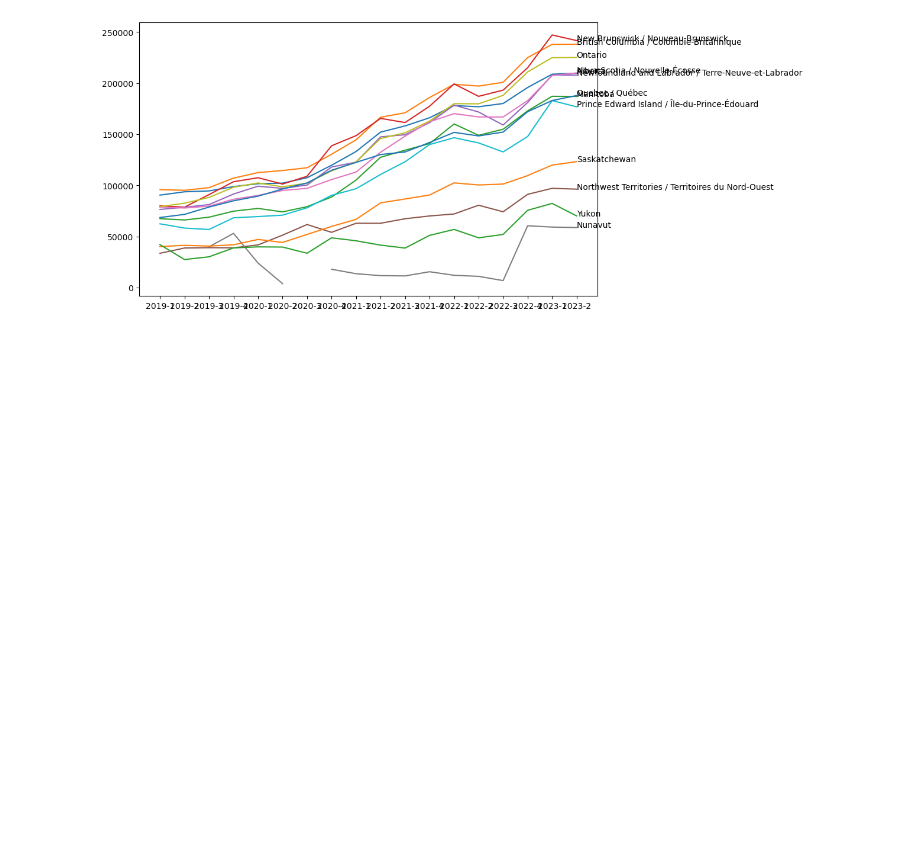
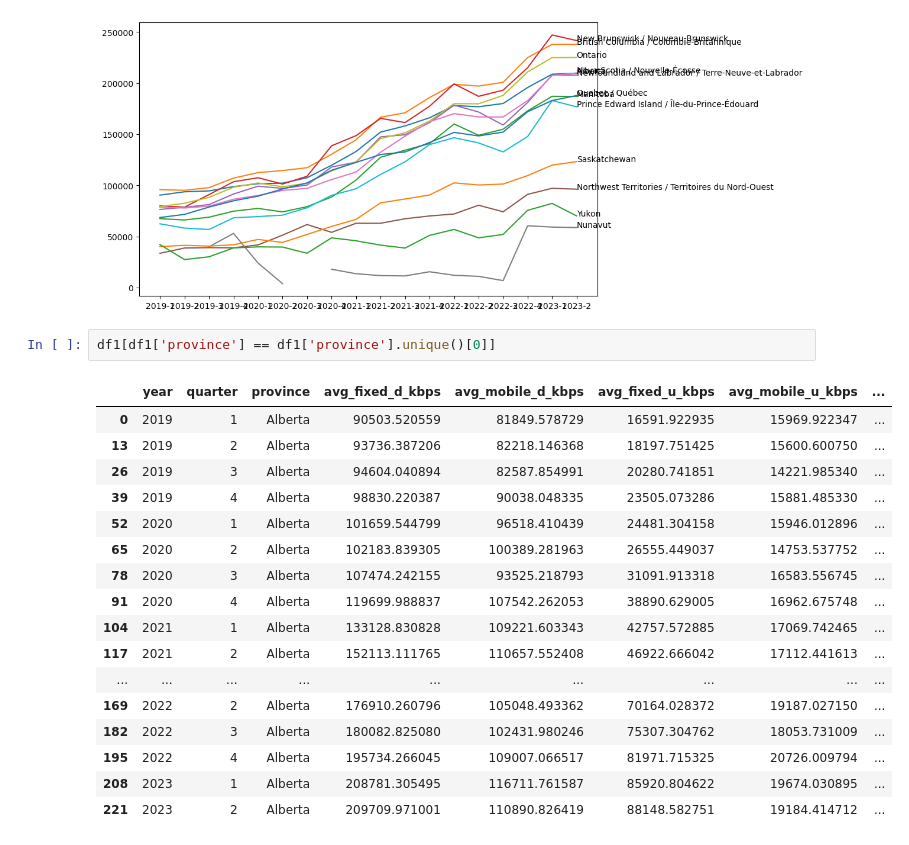
Before and after one commit to orlovtsu/ookla-statcan-analysis-group1, a Jupyter notebook: notebooks/hackathon/Sergey-EDA.ipynb, the cells around one changed output. Drawn from its saved outputs; the diff is of its cells as text; blank space fills up the shorter version.

```diff
--- a/notebooks/hackathon/Sergey-EDA.ipynb
+++ b/notebooks/hackathon/Sergey-EDA.ipynb
@@ -575,3 +623,23 @@ for province in df1['province'].unique():
 plt.show()
 # %% [output]
 [figure]
+# %%
+df1[df1['province'] == df1['province'].unique()[0]]
+# %% [output]
+|  | year | quarter | province | avg_fixed_d_kbps | avg_mobile_d_kbps | avg_fixed_u_kbps | avg_mobile_u_kbps | ... |
+| 0 | 2019 | 1 | Alberta | 90503.520559 | 81849.578729 | 16591.922935 | 15969.922347 | ... |
+| 13 | 2019 | 2 | Alberta | 93736.387206 | 82218.146368 | 18197.751425 | 15600.600750 | ... |
+| 26 | 2019 | 3 | Alberta | 94604.040894 | 82587.854991 | 20280.741851 | 14221.985340 | ... |
+| 39 | 2019 | 4 | Alberta | 98830.220387 | 90038.048335 | 23505.073286 | 15881.485330 | ... |
+| 52 | 2020 | 1 | Alberta | 101659.544799 | 96518.410439 | 24481.304158 | 15946.012896 | ... |
+| 65 | 2020 | 2 | Alberta | 102183.839305 | 100389.281963 | 26555.449037 | 14753.537752 | ... |
+| 78 | 2020 | 3 | Alberta | 107474.242155 | 93525.218793 | 31091.913318 | 16583.556745 | ... |
+| 91 | 2020 | 4 | Alberta | 119699.988837 | 107542.262053 | 38890.629005 | 16962.675748 | ... |
+| 104 | 2021 | 1 | Alberta | 133128.830828 | 109221.603343 | 42757.572885 | 17069.742465 | ... |
+| 117 | 2021 | 2 | Alberta | 152113.111765 | 110657.552408 | 46922.666042 | 17112.441613 | ... |
+| ... | ... | ... | ... | ... | ... | ... | ... | ... |
+| 169 | 2022 | 2 | Alberta | 176910.260796 | 105048.493362 | 70164.028372 | 19187.027150 | ... |
+| 182 | 2022 | 3 | Alberta | 180082.825080 | 102431.980246 | 75307.304762 | 18053.731009 | ... |
+| 195 | 2022 | 4 | Alberta | 195734.266045 | 109007.066517 | 81971.715325 | 20726.009794 | ... |
+| 208 | 2023 | 1 | Alberta | 208781.305495 | 116711.761587 | 85920.804622 | 19674.030895 | ... |
+| 221 | 2023 | 2 | Alberta | 209709.971001 | 110890.826419 | 88148.582751 | 19184.414712 | ... |
```
Also changed, not shown: parts of 15 cells of this notebook.
